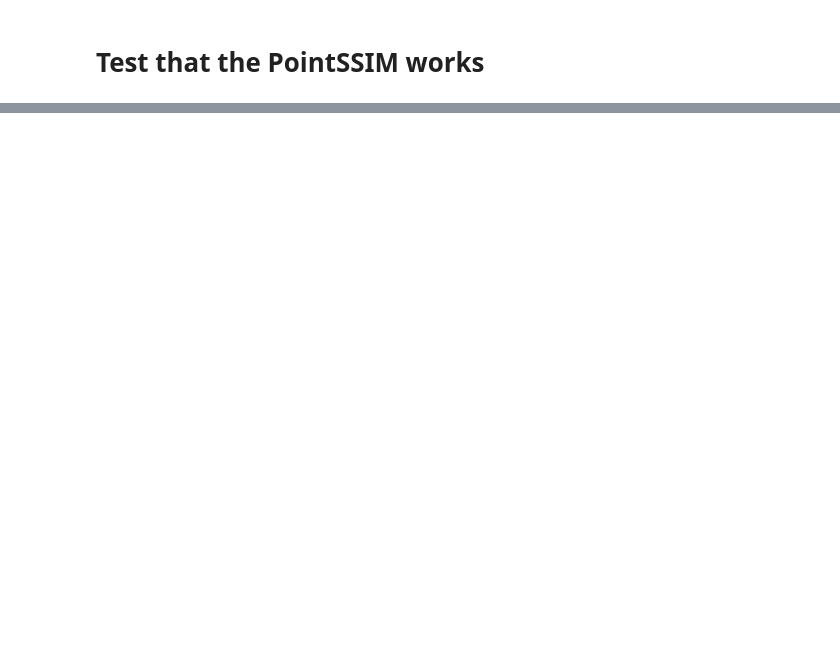
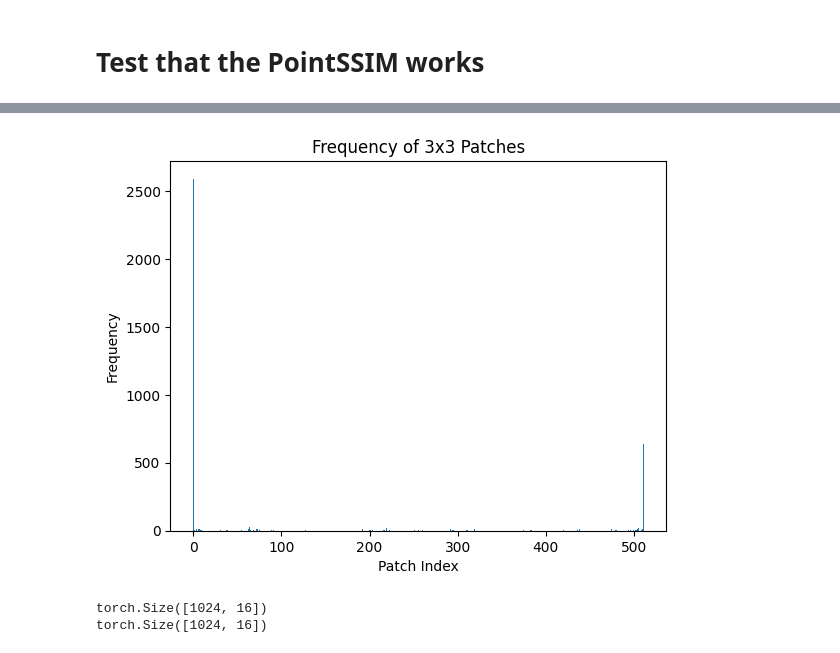
Before and after one commit to OscarOvanger/GeoDecepticon, a Jupyter notebook: training_notebook.ipynb, the cells around one changed output, grey strips where cells are left out. Drawn from its saved outputs; the diff is of its cells as text; code cells hidden in the pictures; blank space fills up the shorter version.

```diff
--- a/training_notebook.ipynb
+++ b/training_notebook.ipynb
@@ -308,0 +303,35 @@ plt.show()
+# %%
+import numpy as np
+from scipy.signal import convolve2d
+
+def count_3x3_patches(binary_image):
+    # Ensure binary_image is a NumPy array
+    binary_image = np.array(binary_image, dtype=np.uint8)
+
+    # Define convolutional kernel to extract 3x3 patches
+    kernel = np.array([[256, 128, 64],  # Top row (highest bits)
+                       [32, 16, 8],     # Middle row
+                       [4, 2, 1]])      # Bottom row (lowest bits)
+
+    # Apply convolution to compute unique index for each 3x3 patch
+    patch_indices = convolve2d(binary_image, kernel, mode='valid')
+
+    # Count occurrences of each patch
+    patch_counts = np.bincount(patch_indices.ravel(), minlength=512)
+
+    return patch_counts
+
+# Example: Generate a random 64x64 binary image
+binary_image = batch_test[0]
+
+# Get patch frequencies
+patch_frequencies = count_3x3_patches(binary_image)
+
+# Display patch frequencies
+plt.bar(range(512), patch_frequencies)
+plt.xlabel('Patch Index')
+plt.ylabel('Frequency')
+plt.title('Frequency of 3x3 Patches')
+plt.show()
+# %% [output]
+[figure, added]
@@ -309,3 +407,9 @@ plt.show()
+# %%
+print(torch.mean(torch.softmax(logits,dim=-1),dim=0).shape)
+print(validate_metrics[4].shape)
+# %% [output]
+torch.Size([1024, 16])
+torch.Size([1024, 16])
 # %%
 import wandb
 wandb.login()
```
Also changed, not shown: parts of 9 cells of this notebook.
